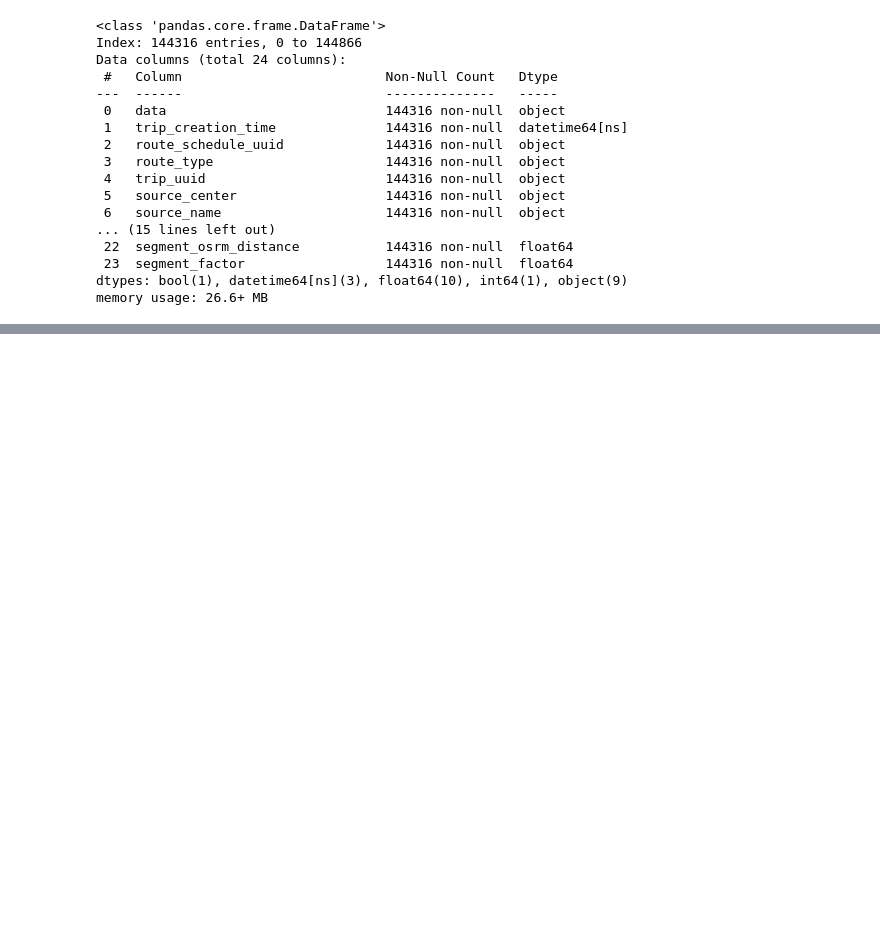
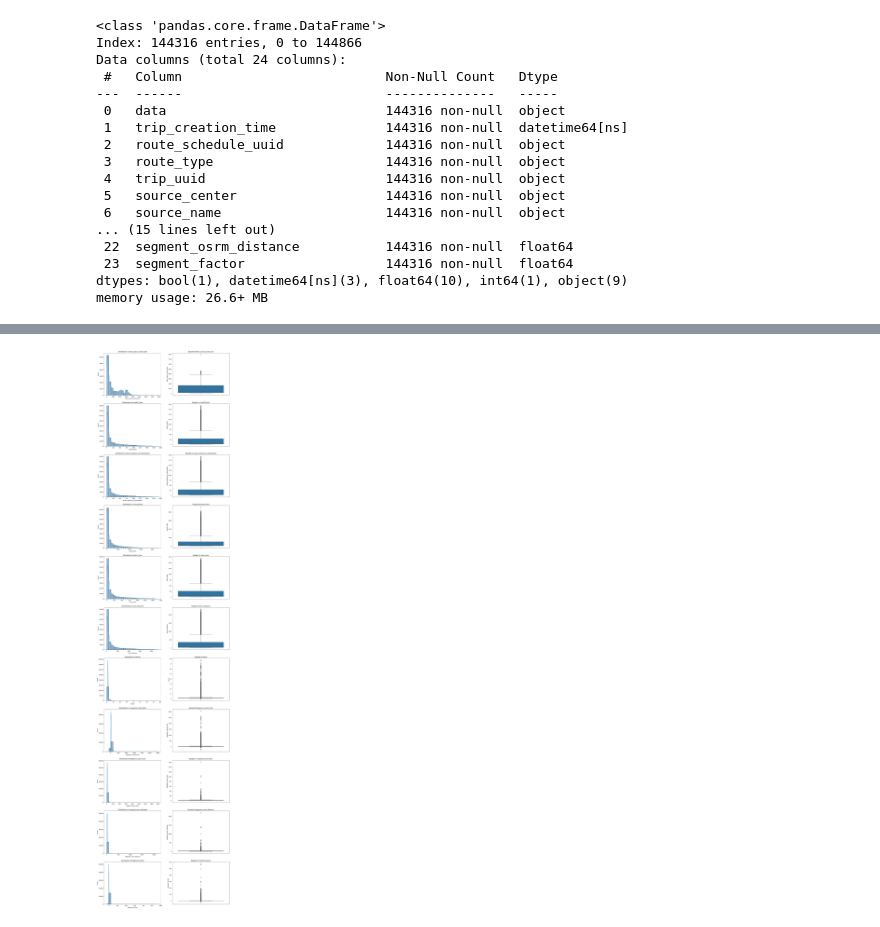
Before and after one commit to Rhy-Shah/Delhivery, a Jupyter notebook: delhivery.ipynb, the cells around one changed output, grey strips where cells are left out. Cells and saved outputs as stored; diff of their text form; code cells hidden in the pictures; blank space fills up the shorter version.

```diff
--- a/delhivery.ipynb
+++ b/delhivery.ipynb
@@ -122,0 +143,16 @@ memory usage: 26.6+ MB
+# %%
+num_vars = df.select_dtypes(include=np.number).columns.tolist()
+
+fig, ax = plt.subplots(nrows=11, ncols=2, figsize=(18, 80))
+
+for i in range(len(num_vars)):
+
+    sns.histplot(x=df[num_vars[i]], kde=True, bins = 25, ax=ax[i, 0])
+    ax[i, 0].set_title(f"Distribution of {num_vars[i]}")
+
+    sns.boxplot(y = df[num_vars[i]], ax=ax[i, 1], data=df)
+    ax[i, 1].set_title(f"Boxplot of {num_vars[i]}")
+
+plt.show()
+# %% [output]
+[figure, added]
```
Also changed, not shown: parts of 18 cells of this notebook.
